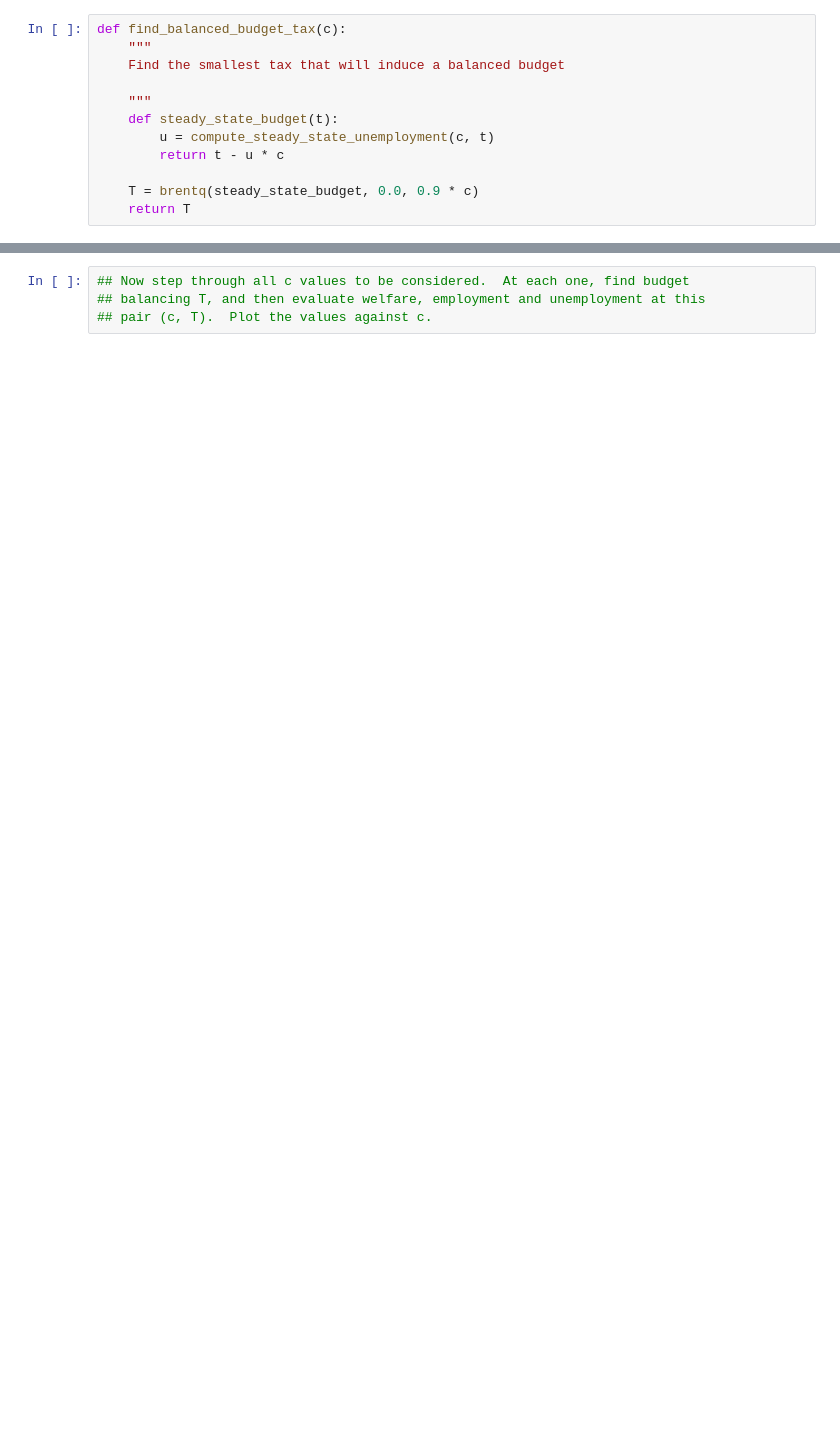
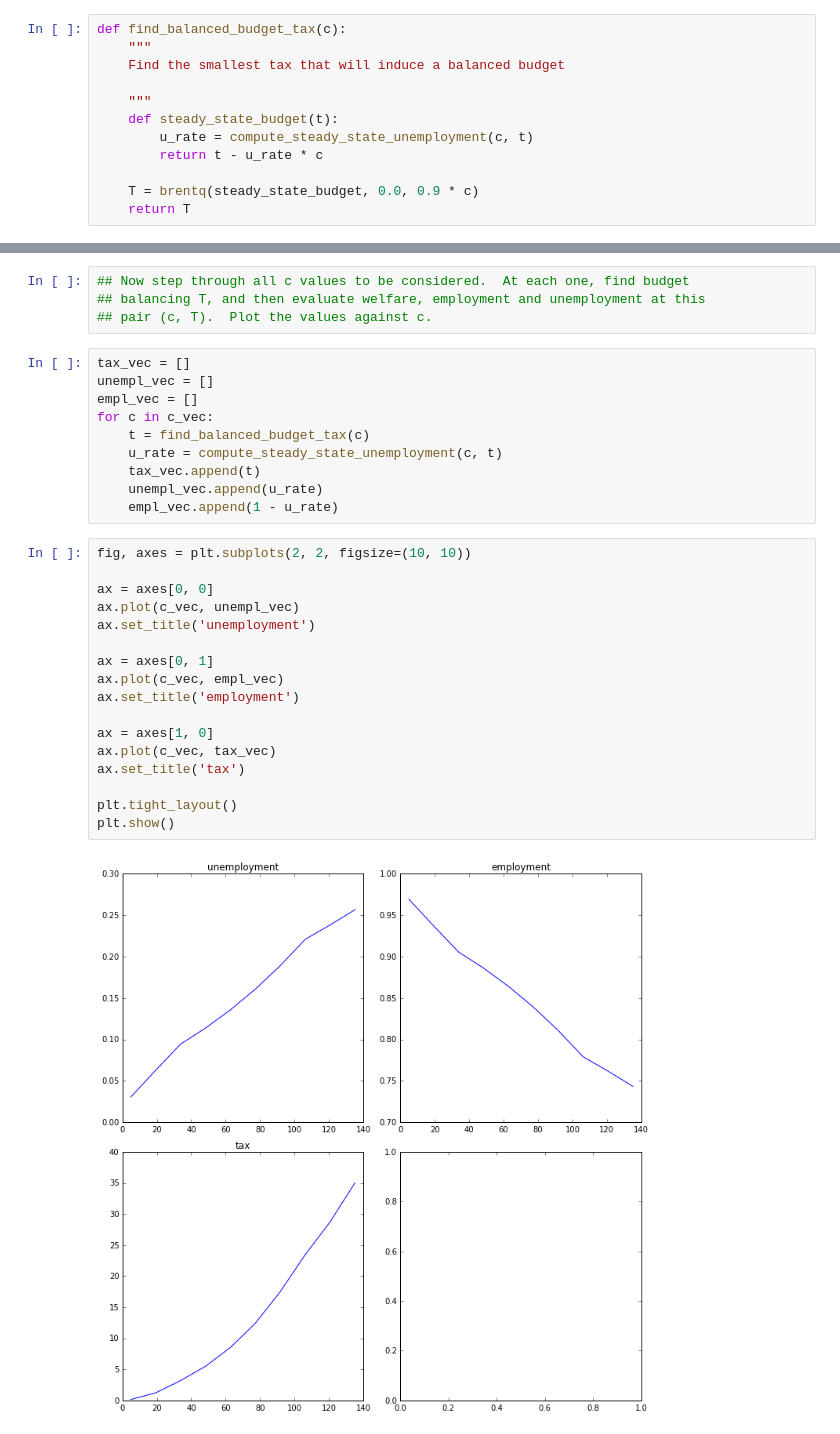
Before and after one commit to rtvt123/QuantEcon.applications, a Jupyter notebook: lake_model/lake_fiscal_policy.ipynb, the cells around one changed output, grey strips where cells are left out. Saved outputs shown, nothing was run; the diff lists cells and outputs as text; blank space fills up the shorter version.

```diff
--- a/lake_model/lake_fiscal_policy.ipynb
+++ b/lake_model/lake_fiscal_policy.ipynb
@@ -126,8 +127,8 @@ def find_balanced_budget_tax(c):
 
     """
     def steady_state_budget(t):
-        u = compute_steady_state_unemployment(c, t)
-        return t - u * c
+        u_rate = compute_steady_state_unemployment(c, t)
+        return t - u_rate * c
 
     T = brentq(steady_state_budget, 0.0, 0.9 * c)
     return T
@@ -161,3 +140,32 @@ ipdb> p lmda
 ## Now step through all c values to be considered.  At each one, find budget
 ## balancing T, and then evaluate welfare, employment and unemployment at this
 ## pair (c, T).  Plot the values against c.
+# %%
+tax_vec = []
+unempl_vec = []
+empl_vec = []
+for c in c_vec:
+    t = find_balanced_budget_tax(c)
+    u_rate = compute_steady_state_unemployment(c, t)
+    tax_vec.append(t)
+    unempl_vec.append(u_rate)
+    empl_vec.append(1 - u_rate)
+# %%
+fig, axes = plt.subplots(2, 2, figsize=(10, 10))
+
+ax = axes[0, 0]
+ax.plot(c_vec, unempl_vec)
+ax.set_title('unemployment')
+
+ax = axes[0, 1]
+ax.plot(c_vec, empl_vec)
+ax.set_title('employment')
+
+ax = axes[1, 0]
+ax.plot(c_vec, tax_vec)
+ax.set_title('tax')
+
+plt.tight_layout()
+plt.show()
+# %% [output]
+[figure, added]
```
Also changed, not shown: parts of 5 cells of this notebook, 1 other file.
